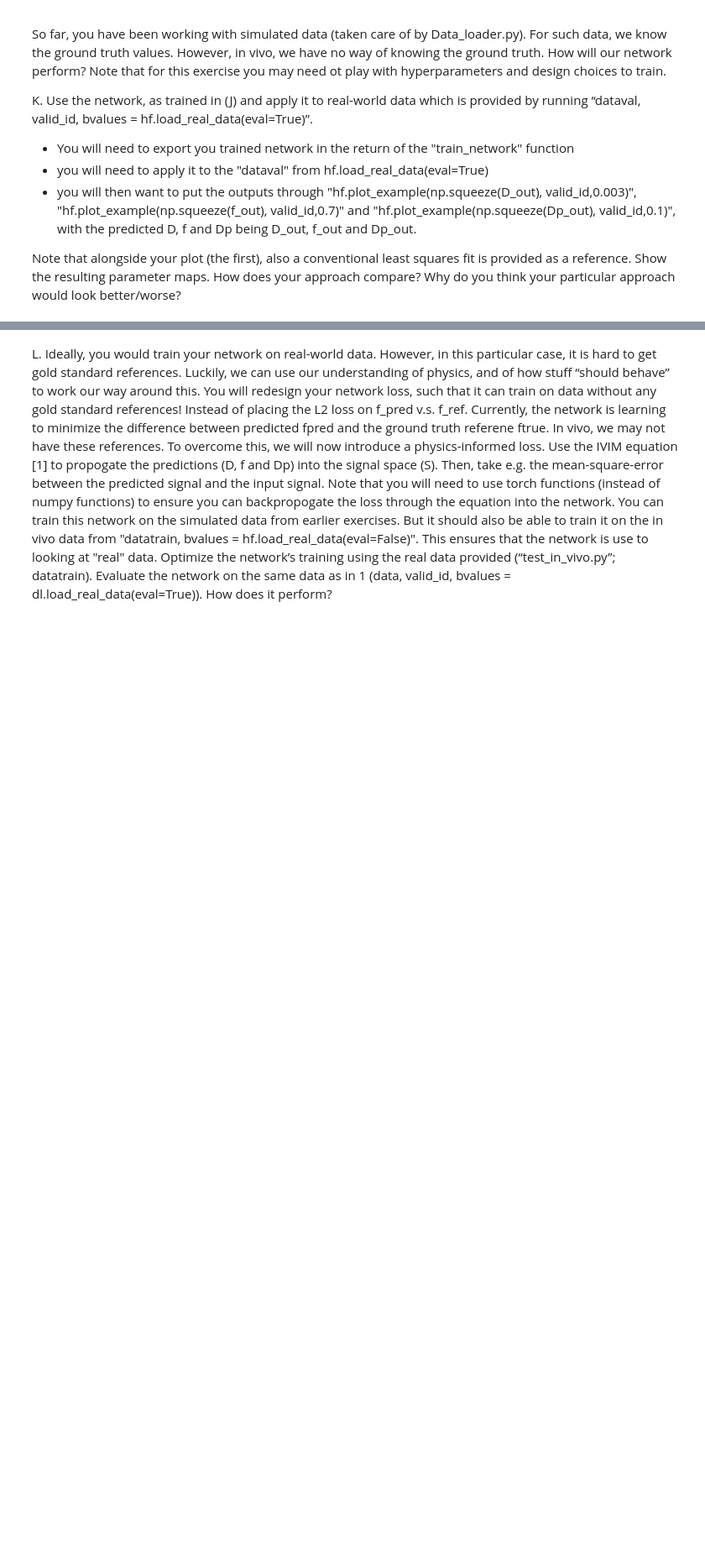
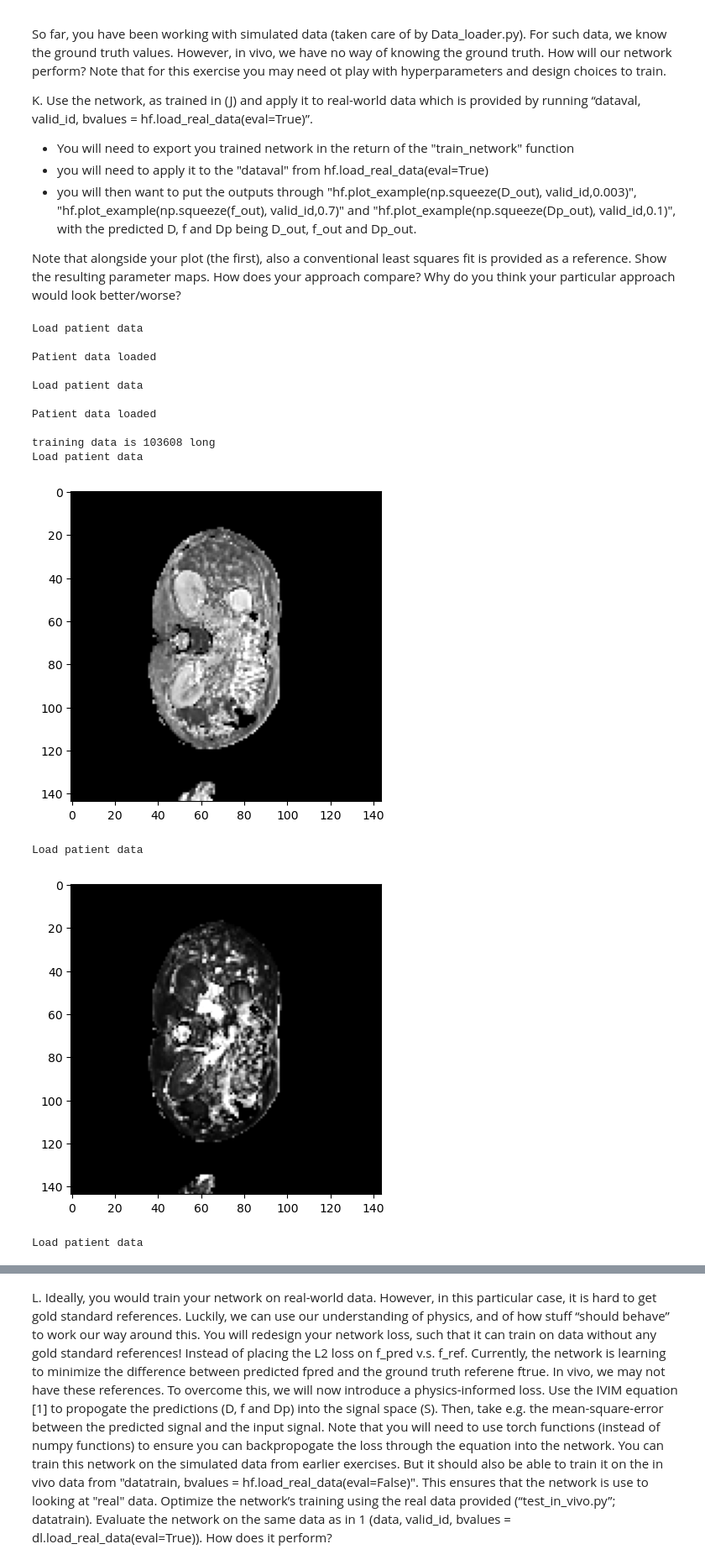
Before and after one commit to zoeazra/AI4MedicalImaging, a Jupyter notebook: Assignment 1/exercise_1.ipynb, the cells around one changed output, grey strips where cells are left out. Shown at 84% size. Cells and saved outputs as stored; diff of their text form; code cells hidden in the pictures; blank space fills up the shorter version.

```diff
--- a/Assignment 1/exercise_1.ipynb
+++ b/Assignment 1/exercise_1.ipynb
@@ -1316,33 +1478,52 @@ trained_model.eval()
 
 f_out = []
 D_out = []
 Dp_out = []
 f_ref_val = []
 D_ref_val = []
 Dp_ref_val = []
 
 ## then test your network using dataval.
 for batch in dataval:
-    x, f_true, D_true, Dp_true = batch[0], batch[1], batch[2], batch[3]
-    x, f_true, D_true, Dp_true = x.to(device), f_true.to(device), D_true.to(device), Dp_true.to(device)
+    x = torch.tensor(batch[:12], dtype=torch.float32, device=device).view(1, 12).to(device)  # Ensure correct shape
+    f_true = torch.tensor(batch[2], dtype=torch.float32, device=device).flatten()
+    D_true = torch.tensor(batch[1], dtype=torch.float32, device=device).flatten()
+    Dp_true = torch.tensor(batch[3], dtype=torch.float32, device=device).flatten()
 
     # Perform inference without gradient calculation
+    if x.dim() == 1:  # If x is 1D, reshape it to 2D
+        x = x.view(1, -1)
     with torch.no_grad():
         outputs = trained_model(x)
         f_pred, D_pred, Dp_pred = outputs[:, 0], outputs[:, 1], outputs[:, 2]
 
-        # Store predictions and ground truth values
+    # Store predictions and ground truth values
         f_out.append(f_pred)
         D_out.append(D_pred)
         Dp_out.append(Dp_pred)
         f_ref_val.append(f_true)
         D_ref_val.append(D_true)
         Dp_ref_val.append(Dp_true)
 
 
 ''''if you manage to make predictions of D, f and Dp, the following code will allow you to plot them:'''
 
 hf.plot_example(np.squeeze(D_out), valid_id,0.003)
 hf.plot_example(np.squeeze(f_out), valid_id,0.7)
 hf.plot_example(np.squeeze(Dp_out), valid_id,0.1)
 hf.plot_ref()
+# %% [output]
+Load patient data
+
+Patient data loaded
+
+Load patient data
+
+Patient data loaded
+
+training data is 103608 long
+Load patient data
+[figure, added]
+Load patient data
+[figure, added]
+Load patient data
```
Also changed, not shown: parts of 8 cells of this notebook, 1 other file.
